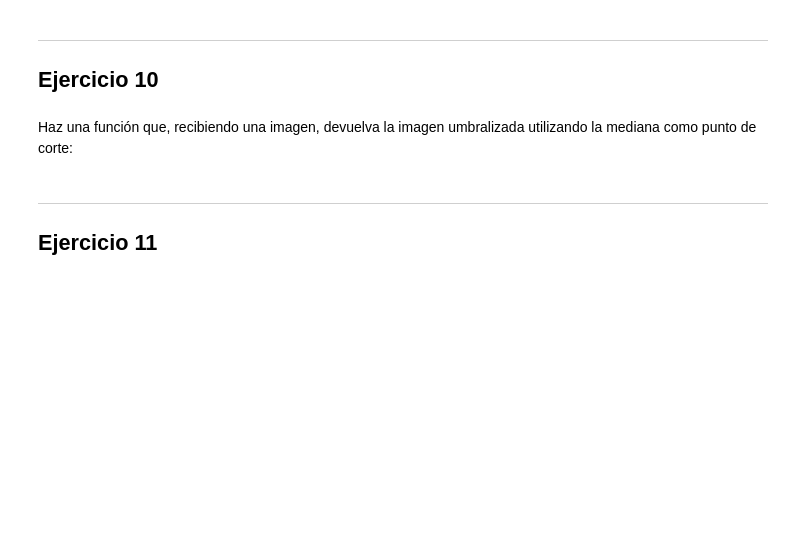
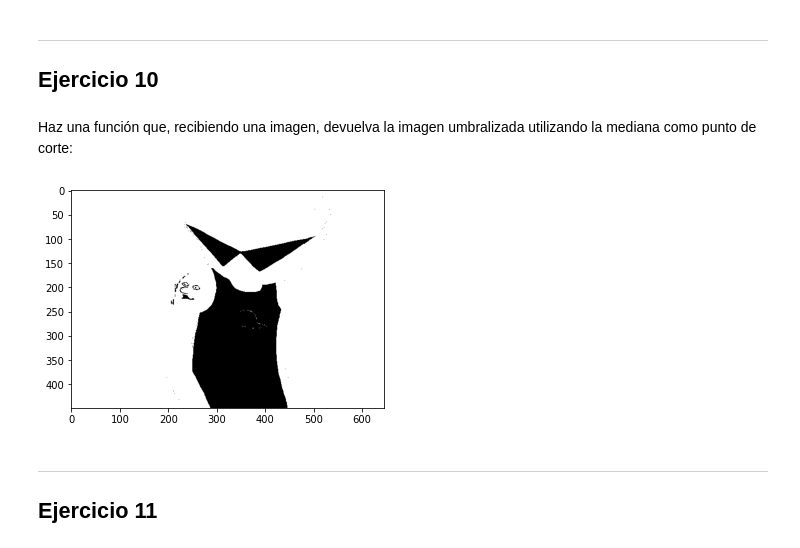
Before and after one commit to CarlosRyu98/PIA, a Jupyter notebook: 03 Tratamiento de imagen/09_Repaso.ipynb, the cells around one changed output. Drawn from its saved outputs; the diff is of its cells as text; code cells hidden in the pictures; blank space fills up the shorter version.

```diff
--- a/03 Tratamiento de imagen/09_Repaso.ipynb
+++ b/03 Tratamiento de imagen/09_Repaso.ipynb
@@ -142,6 +197,16 @@ Haz una función que, recibiendo una imagen, devuelva la imagen umbralizada util
 ## Ejercicio 10
 # %% [markdown]
 Haz una función que, recibiendo una imagen, devuelva la imagen umbralizada utilizando la mediana como punto de corte:
+# %%
+def func10(img):
+    umbral = np.median(img)
+    return img > umbral
+# %%
+img10 = func10(img2)
+plt.imshow(img9, cmap="gray")
+plt.show()
+# %% [output]
+[figure, added]
 # %% [markdown]
 ---
 ## Ejercicio 11
```
Also changed, not shown: parts of 14 cells of this notebook, 1 other file.
